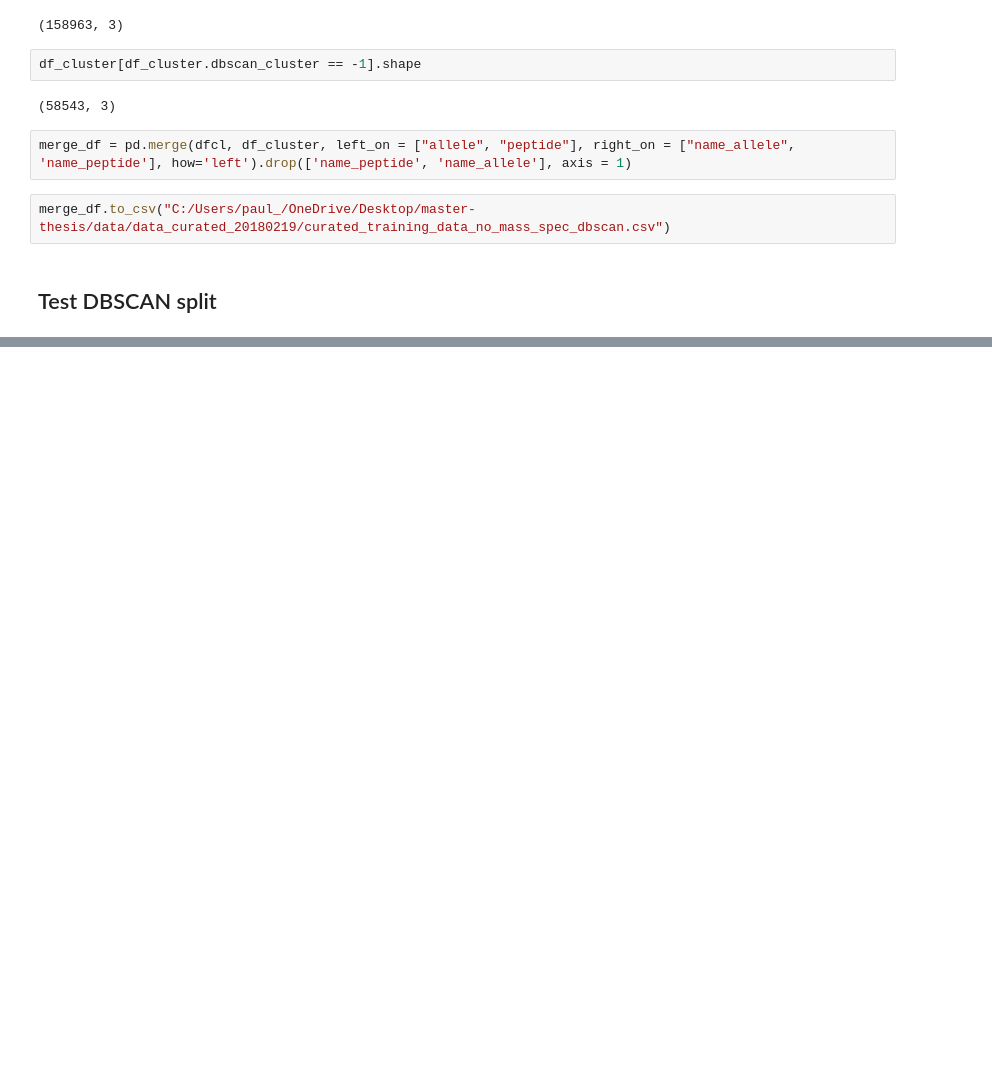
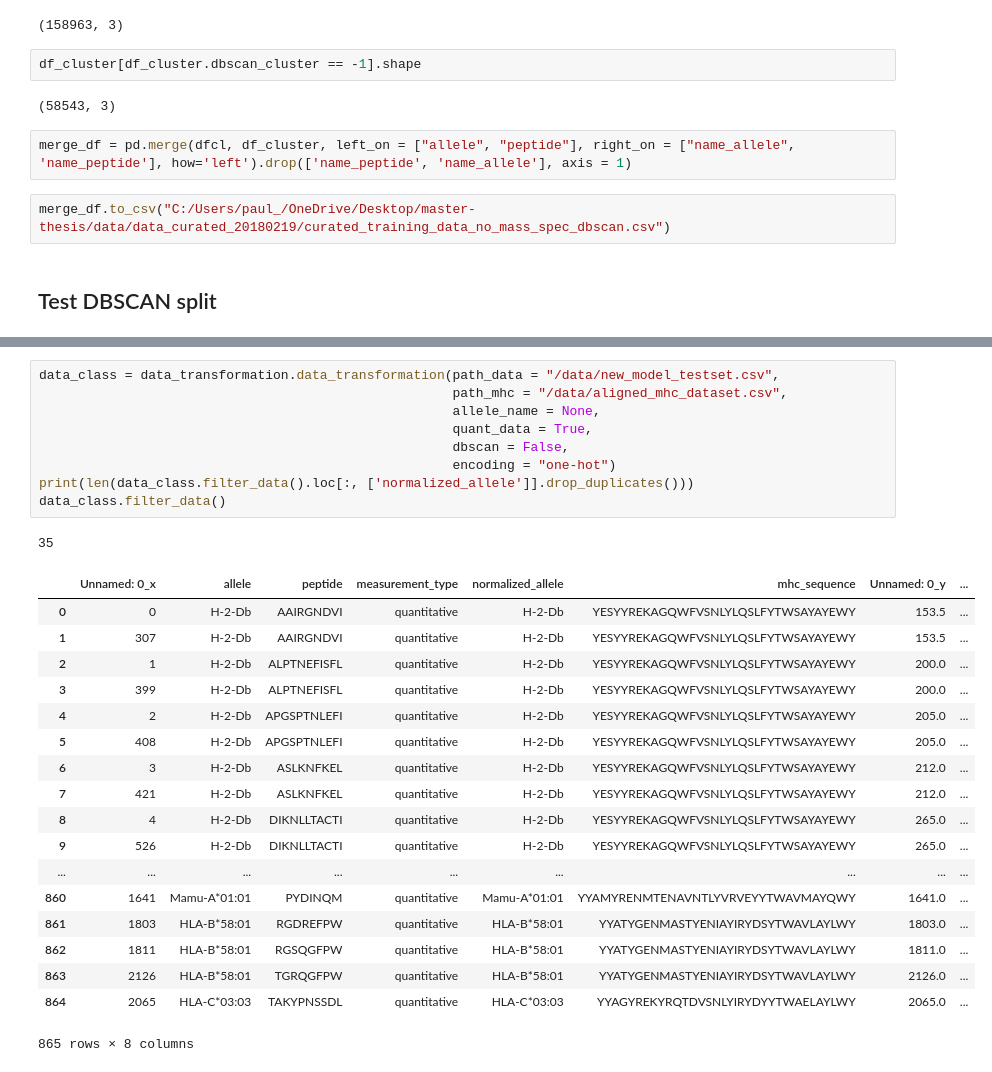
Before and after one commit to pauljeroenr/mhc_peptide_binding_prediction, a Jupyter notebook: check_testdata.ipynb, the cells around one changed output, grey strips where cells are left out. Drawn from its saved outputs; the diff is of its cells as text; blank space fills up the shorter version.

```diff
--- a/check_testdata.ipynb
+++ b/check_testdata.ipynb
@@ -319,0 +441,29 @@ np.mean(results_max)
+# %%
+data_class = data_transformation.data_transformation(path_data = "/data/new_model_testset.csv",
+                                                     path_mhc = "/data/aligned_mhc_dataset.csv",
+                                                     allele_name = None,
+                                                     quant_data = True,
+                                                     dbscan = False,
+                                                     encoding = "one-hot")
+print(len(data_class.filter_data().loc[:, ['normalized_allele']].drop_duplicates()))
+data_class.filter_data()
+# %% [output]
+35
+|  | Unnamed: 0_x | allele | peptide | measurement_type | normalized_allele | mhc_sequence | Unnamed: 0_y | ... |
+| 0 | 0 | H-2-Db | AAIRGNDVI | quantitative | H-2-Db | YESYYREKAGQWFVSNLYLQSLFYTWSAYAYEWY | 153.5 | ... |
+| 1 | 307 | H-2-Db | AAIRGNDVI | quantitative | H-2-Db | YESYYREKAGQWFVSNLYLQSLFYTWSAYAYEWY | 153.5 | ... |
+| 2 | 1 | H-2-Db | ALPTNEFISFL | quantitative | H-2-Db | YESYYREKAGQWFVSNLYLQSLFYTWSAYAYEWY | 200.0 | ... |
+| 3 | 399 | H-2-Db | ALPTNEFISFL | quantitative | H-2-Db | YESYYREKAGQWFVSNLYLQSLFYTWSAYAYEWY | 200.0 | ... |
+| 4 | 2 | H-2-Db | APGSPTNLEFI | quantitative | H-2-Db | YESYYREKAGQWFVSNLYLQSLFYTWSAYAYEWY | 205.0 | ... |
+| 5 | 408 | H-2-Db | APGSPTNLEFI | quantitative | H-2-Db | YESYYREKAGQWFVSNLYLQSLFYTWSAYAYEWY | 205.0 | ... |
+| 6 | 3 | H-2-Db | ASLKNFKEL | quantitative | H-2-Db | YESYYREKAGQWFVSNLYLQSLFYTWSAYAYEWY | 212.0 | ... |
+| 7 | 421 | H-2-Db | ASLKNFKEL | quantitative | H-2-Db | YESYYREKAGQWFVSNLYLQSLFYTWSAYAYEWY | 212.0 | ... |
+| 8 | 4 | H-2-Db | DIKNLLTACTI | quantitative | H-2-Db | YESYYREKAGQWFVSNLYLQSLFYTWSAYAYEWY | 265.0 | ... |
+| 9 | 526 | H-2-Db | DIKNLLTACTI | quantitative | H-2-Db | YESYYREKAGQWFVSNLYLQSLFYTWSAYAYEWY | 265.0 | ... |
+| ... | ... | ... | ... | ... | ... | ... | ... | ... |
+| 860 | 1641 | Mamu-A*01:01 | PYDINQM | quantitative | Mamu-A*01:01 | YYAMYRENMTENAVNTLYVRVEYYTWAVMAYQWY | 1641.0 | ... |
+| 861 | 1803 | HLA-B*58:01 | RGDREFPW | quantitative | HLA-B*58:01 | YYATYGENMASTYENIAYIRYDSYTWAVLAYLWY | 1803.0 | ... |
+| 862 | 1811 | HLA-B*58:01 | RGSQGFPW | quantitative | HLA-B*58:01 | YYATYGENMASTYENIAYIRYDSYTWAVLAYLWY | 1811.0 | ... |
+| 863 | 2126 | HLA-B*58:01 | TGRQGFPW | quantitative | HLA-B*58:01 | YYATYGENMASTYENIAYIRYDSYTWAVLAYLWY | 2126.0 | ... |
+| 864 | 2065 | HLA-C*03:03 | TAKYPNSSDL | quantitative | HLA-C*03:03 | YYAGYREKYRQTDVSNLYIRYDYYTWAELAYLWY | 2065.0 | ... |
+865 rows × 8 columns
```
Also changed, not shown: parts of 33 cells of this notebook, 13 other files.
